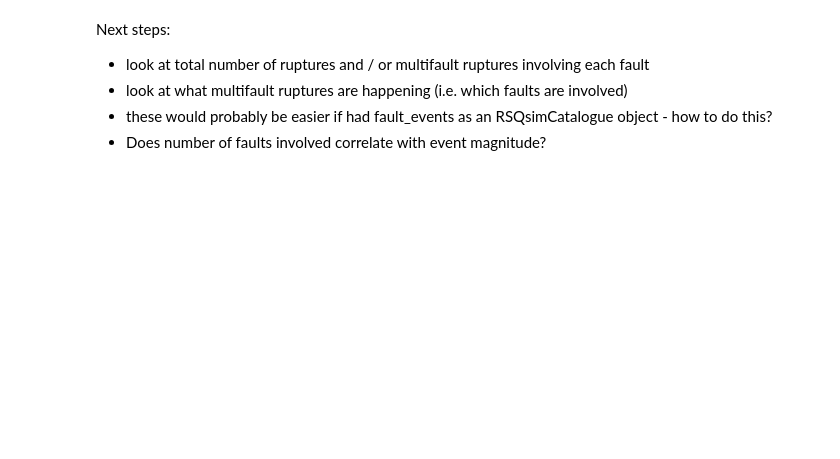
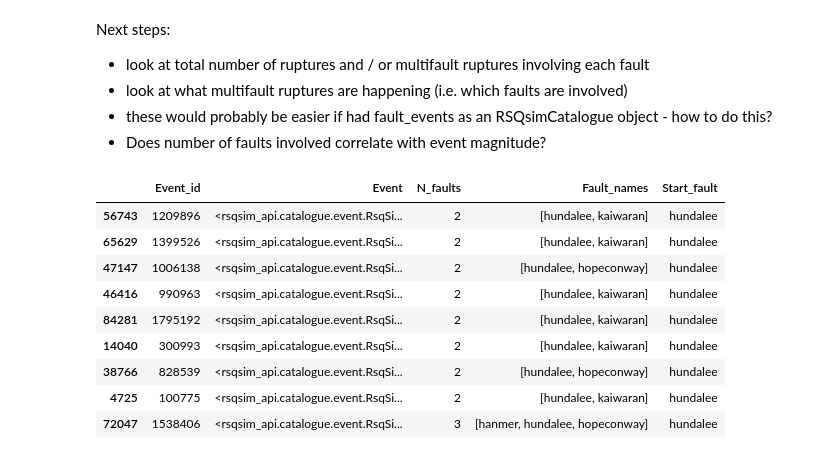
Before and after one commit to uc-eqgeo/rsqsim-python-tools, a Jupyter notebook: examples/rsqsim_api/read_and_filter_catalogue/investigate_multifault.ipynb, the cells around one changed output. Cells and saved outputs as stored; diff of their text form; code cells hidden in the pictures; blank space fills up the shorter version.

```diff
--- a/examples/rsqsim_api/read_and_filter_catalogue/investigate_multifault.ipynb
+++ b/examples/rsqsim_api/read_and_filter_catalogue/investigate_multifault.ipynb
@@ -94,7 +94,7 @@ print('{:,} events  ({:.1f}% of multifault ruptures)  involve 2 faults.\n'
 # %% [markdown]
 Investigate multifault events including or starting on a specific fault e.g. hundalee (alpiner is a good test because have lots of these)
 # %%
-faultName='alpiner'
+faultName='hundalee'
 #access list of lists of fault names
 fault_list=[multifault_db['Fault_names'].values[i] for i in np.arange(0,len(multifault_db['Fault_names'].values))]
 #find the instances which contain the fault of interest
@@ -168,3 +168,16 @@ Next steps:
 * look at what multifault ruptures are happening (i.e. which faults are involved)
 * these would probably be easier if had fault_events as an RSQsimCatalogue object - how to do this?
 * Does number of faults involved correlate with event magnitude?
+# %%
+fault_start_events
+# %% [output]
+|  | Event_id | Event | N_faults | Fault_names | Start_fault |
+| 56743 | 1209896 | <rsqsim_api.catalogue.event.RsqSi... | 2 | [hundalee, kaiwaran] | hundalee |
+| 65629 | 1399526 | <rsqsim_api.catalogue.event.RsqSi... | 2 | [hundalee, kaiwaran] | hundalee |
+| 47147 | 1006138 | <rsqsim_api.catalogue.event.RsqSi... | 2 | [hundalee, hopeconway] | hundalee |
+| 46416 | 990963 | <rsqsim_api.catalogue.event.RsqSi... | 2 | [hundalee, kaiwaran] | hundalee |
+| 84281 | 1795192 | <rsqsim_api.catalogue.event.RsqSi... | 2 | [hundalee, kaiwaran] | hundalee |
+| 14040 | 300993 | <rsqsim_api.catalogue.event.RsqSi... | 2 | [hundalee, kaiwaran] | hundalee |
+| 38766 | 828539 | <rsqsim_api.catalogue.event.RsqSi... | 2 | [hundalee, hopeconway] | hundalee |
+| 4725 | 100775 | <rsqsim_api.catalogue.event.RsqSi... | 2 | [hundalee, kaiwaran] | hundalee |
+| 72047 | 1538406 | <rsqsim_api.catalogue.event.RsqSi... | 3 | [hanmer, hundalee, hopeconway] | hundalee |
```
Also changed, not shown: parts of 2 cells of this notebook.
